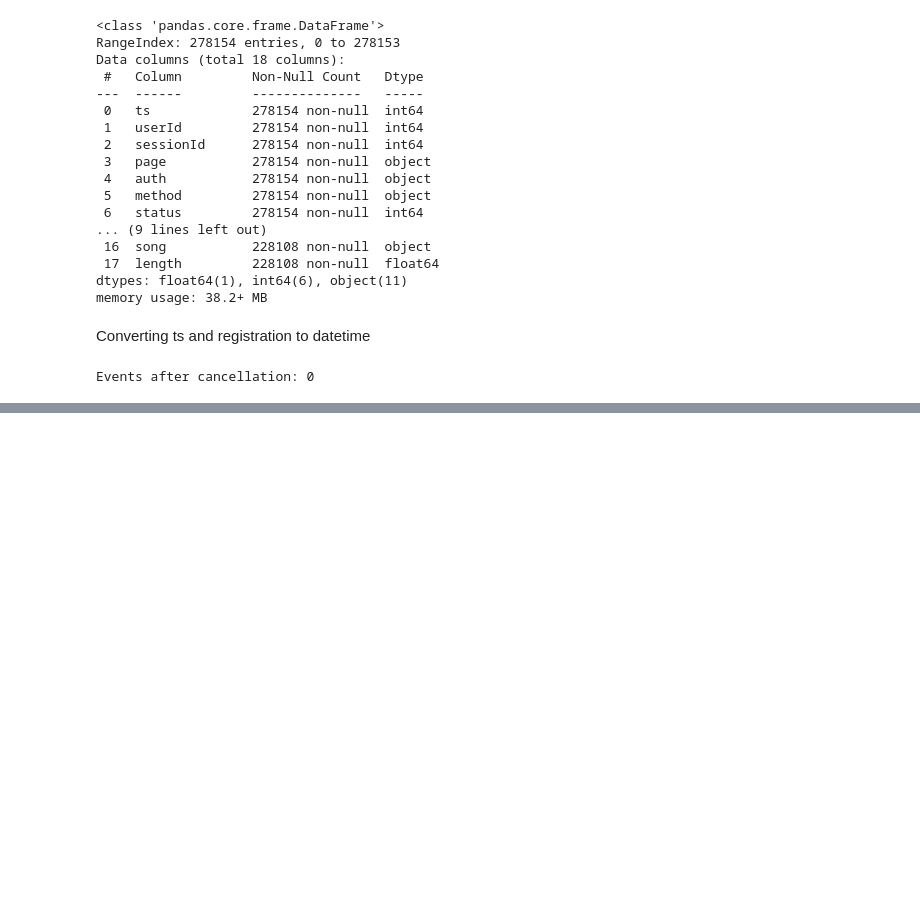
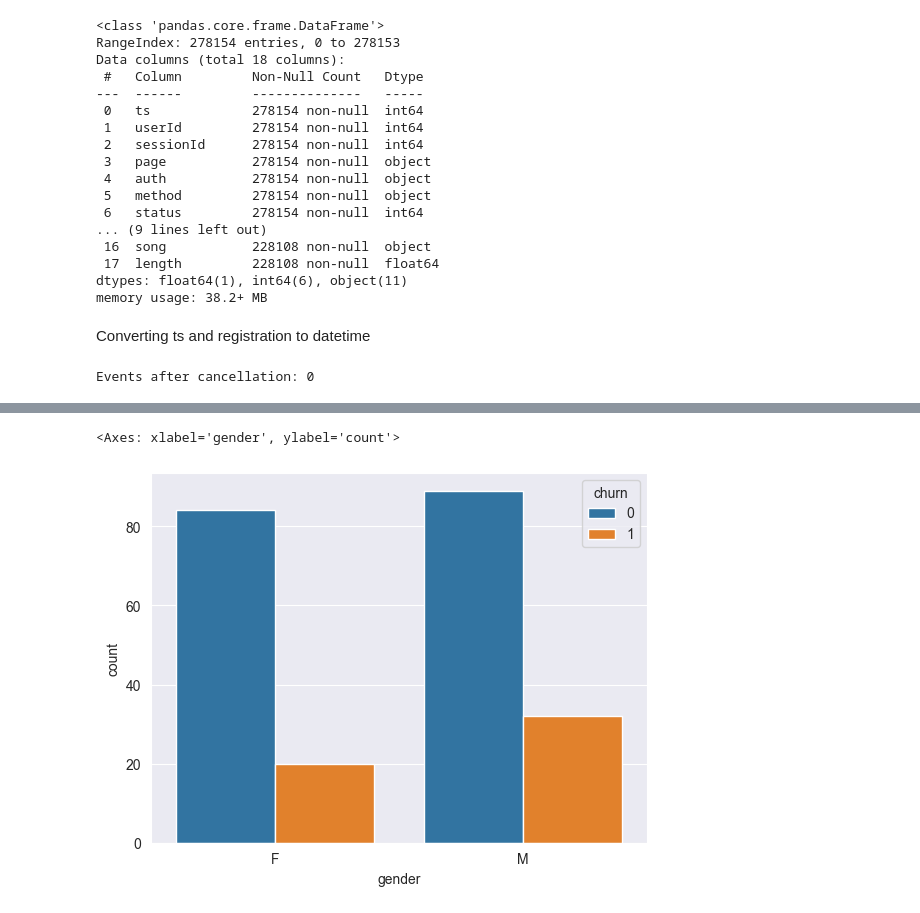
Before and after one commit to ahmudmuhamad/customer_churn_prediction, a Jupyter notebook: notebooks/eda.ipynb, the cells around one changed output, grey strips where cells are left out. Saved outputs shown, nothing was run; the diff lists cells and outputs as text; code cells hidden in the pictures; blank space fills up the shorter version.

```diff
--- a/notebooks/eda.ipynb
+++ b/notebooks/eda.ipynb
@@ -65,0 +80,14 @@ Name: count, dtype: int64
+# %%
+user_features = df.groupby("userId").agg({
+    "gender": "first",
+    "location": "first",
+    "level": lambda x: x.iloc[-1],   # last known subscription level
+    "registration": "first"
+}).reset_index()
+
+user_data = user_features.merge(user_churn, on="userId")
+# %%
+sns.countplot(x="gender", hue="churn", data=user_data)
+# %% [output]
+<Axes: xlabel='gender', ylabel='count'>
+[figure, added]
```
Also changed, not shown: parts of 11 cells of this notebook.
